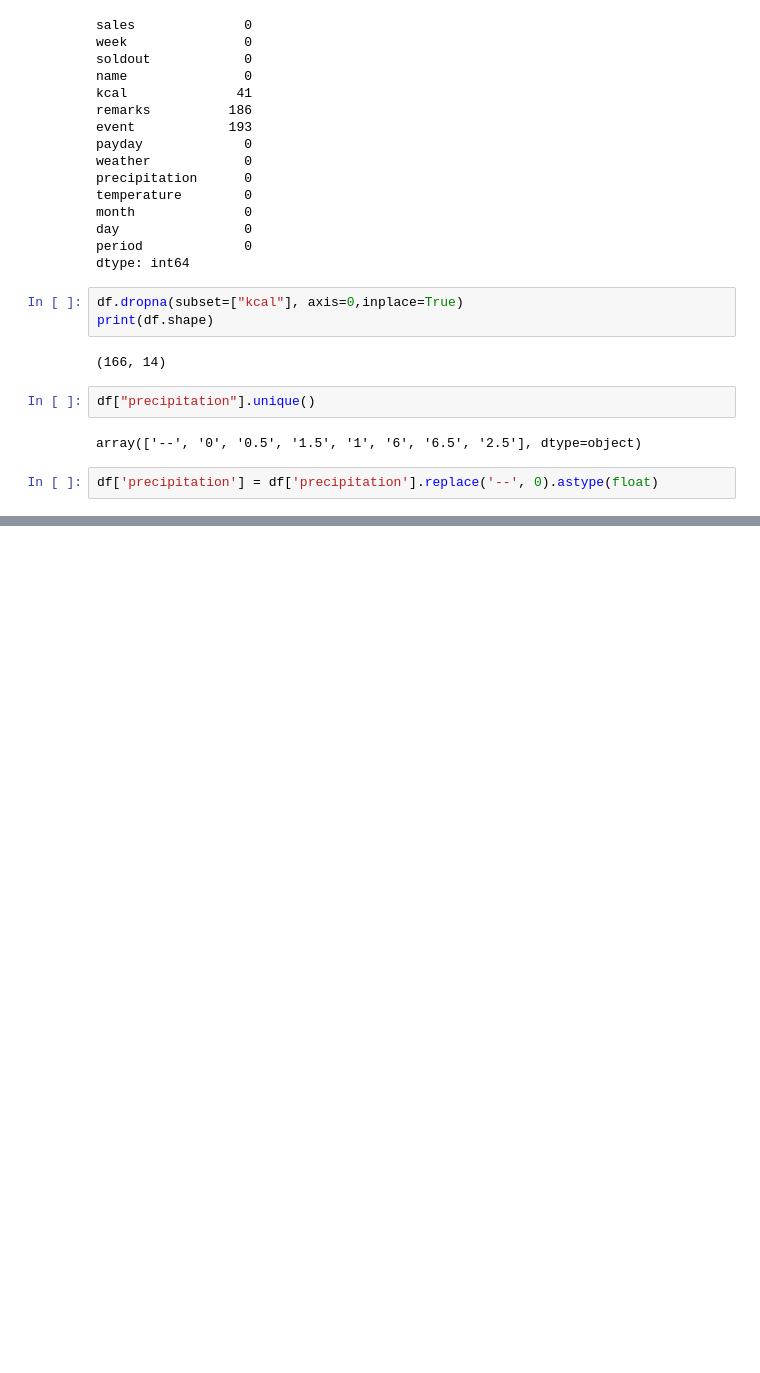
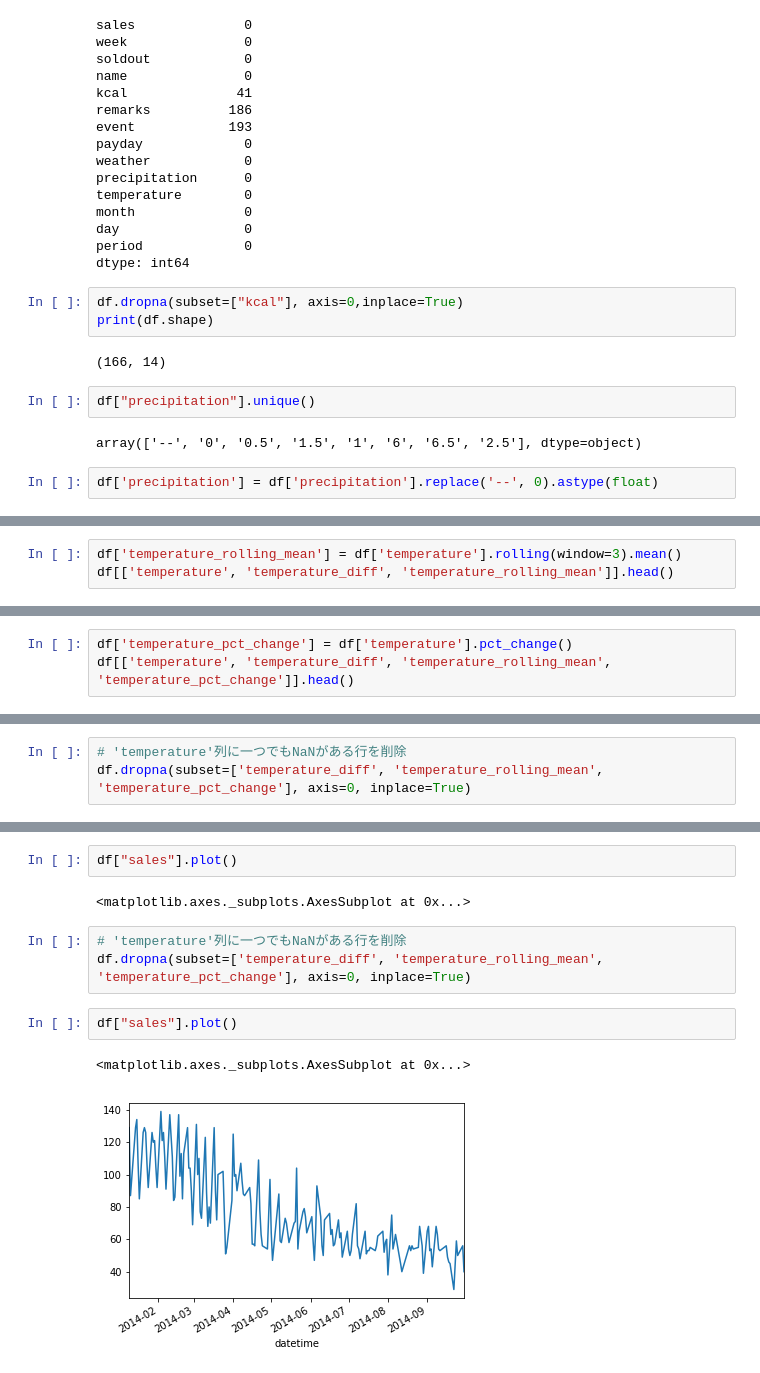
Before and after one commit to yamamoscowmule/pandas_tutorial, a Jupyter notebook: パンダ.ipynb, the cells around one changed output, grey strips where cells are left out. Saved outputs shown, nothing was run; the diff lists cells and outputs as text; blank space fills up the shorter version.

```diff
--- a/パンダ.ipynb
+++ b/パンダ.ipynb
@@ -278,0 +520,3 @@ df['precipitation'] = df['precipitation'].replace('--', 0).astype(float)
+# %%
+df['temperature_rolling_mean'] = df['temperature'].rolling(window=3).mean()
+df[['temperature', 'temperature_diff', 'temperature_rolling_mean']].head()
@@ -278,0 +553,3 @@ df['precipitation'] = df['precipitation'].replace('--', 0).astype(float)
+# %%
+df['temperature_pct_change'] = df['temperature'].pct_change()
+df[['temperature', 'temperature_diff', 'temperature_rolling_mean', 'temperature_pct_change']].head()
@@ -278,0 +564,3 @@ df['precipitation'] = df['precipitation'].replace('--', 0).astype(float)
+# %%
+# 'temperature'列に一つでもNaNがある行を削除
+df.dropna(subset=['temperature_diff', 'temperature_rolling_mean', 'temperature_pct_change'], axis=0, inplace=True)
@@ -278,0 +587,12 @@ df['precipitation'] = df['precipitation'].replace('--', 0).astype(float)
+# %%
+df["sales"].plot()
+# %% [output]
+<matplotlib.axes._subplots.AxesSubplot at 0x...>
+# %%
+# 'temperature'列に一つでもNaNがある行を削除
+df.dropna(subset=['temperature_diff', 'temperature_rolling_mean', 'temperature_pct_change'], axis=0, inplace=True)
+# %%
+df["sales"].plot()
+# %% [output]
+<matplotlib.axes._subplots.AxesSubplot at 0x...>
+[figure, added]
```
Also changed, not shown: parts of 35 cells of this notebook, 8 other files.
